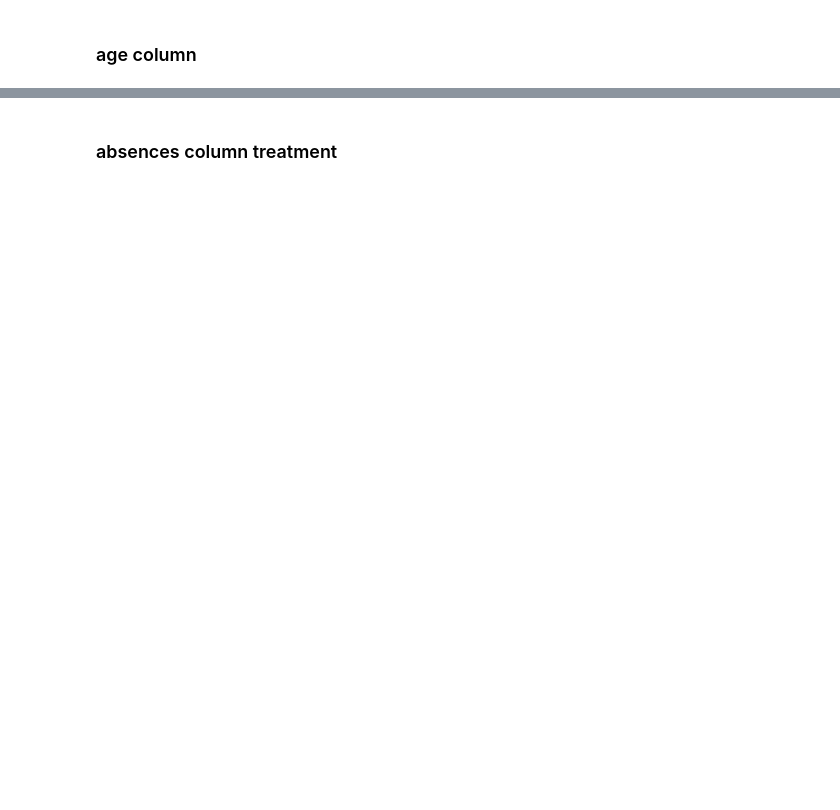
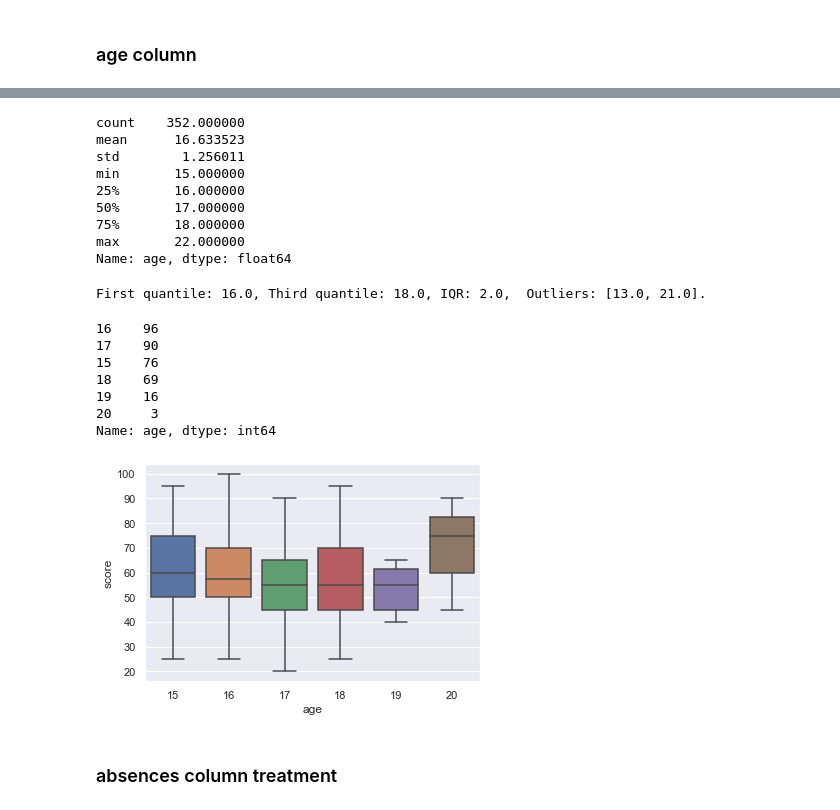
Before and after one commit to MichaelDockers/skillfactory_rds, a Jupyter notebook: module_2/module_2_stud_score.ipynb, the cells around one changed output, grey strips where cells are left out. Saved outputs shown, nothing was run; the diff lists cells and outputs as text; code cells hidden in the pictures; blank space fills up the shorter version.

```diff
--- a/module_2/module_2_stud_score.ipynb
+++ b/module_2/module_2_stud_score.ipynb
@@ -188,3 +186,33 @@ Name: age, dtype: int64
+# %%
+display(data['age'].describe())
+age_iqr = perc_iqr(data['age'])
+
+# According to boxplot and IQR delete outliers (desided delete 21 too)
+data = data[(data['age'] > age_iqr[0]) & (data['age'] < age_iqr[1])]
+
+display(data['age'].value_counts())
+
+sns.boxplot(x='age', y='score', data=data)
+plt.show()
+# %% [output]
+count    352.000000
+mean      16.633523
+std        1.256011
+min       15.000000
+25%       16.000000
+50%       17.000000
+75%       18.000000
+max       22.000000
+Name: age, dtype: float64
+First quantile: 16.0, Third quantile: 18.0, IQR: 2.0,  Outliers: [13.0, 21.0].
+16    96
+17    90
+15    76
+18    69
+19    16
+20     3
+Name: age, dtype: int64
+[figure, added]
 # %% [markdown]
 ### absences column treatment
 # %%
```
Also changed, not shown: parts of 56 cells of this notebook.
